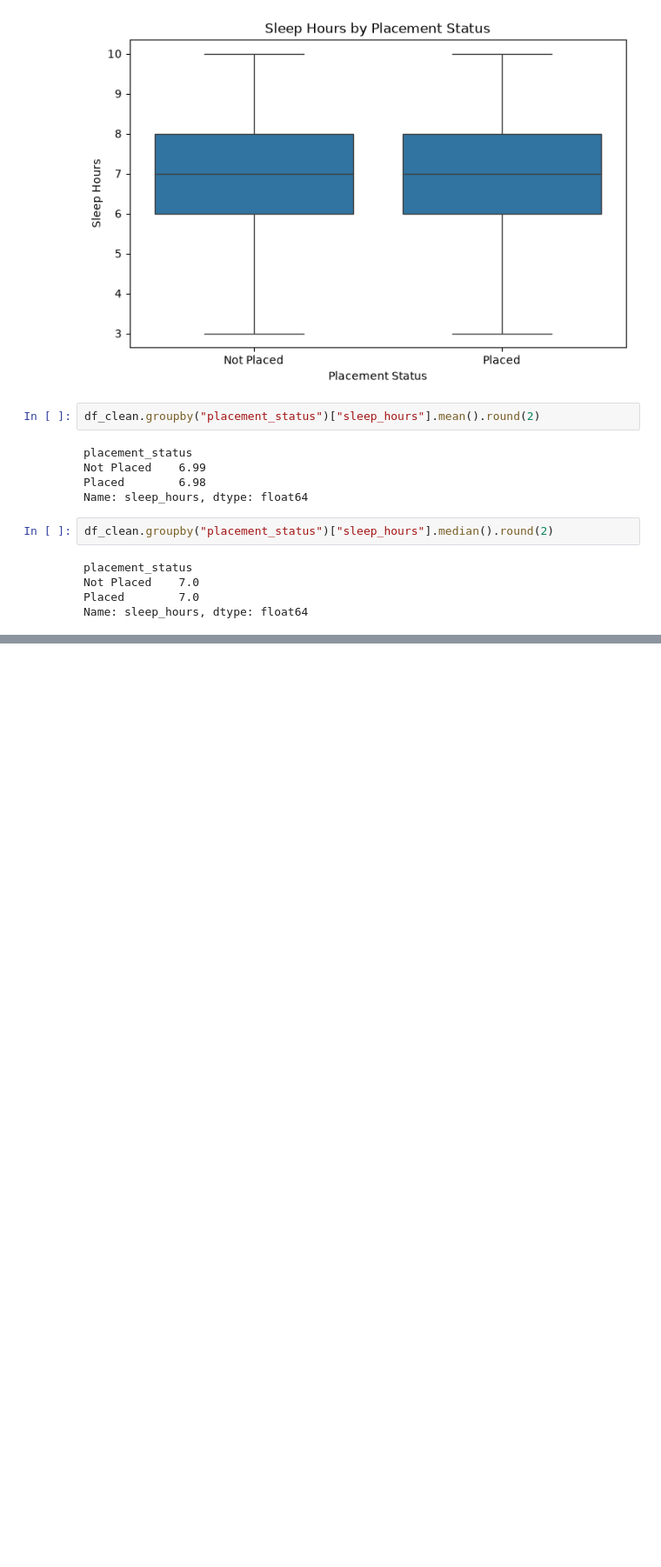
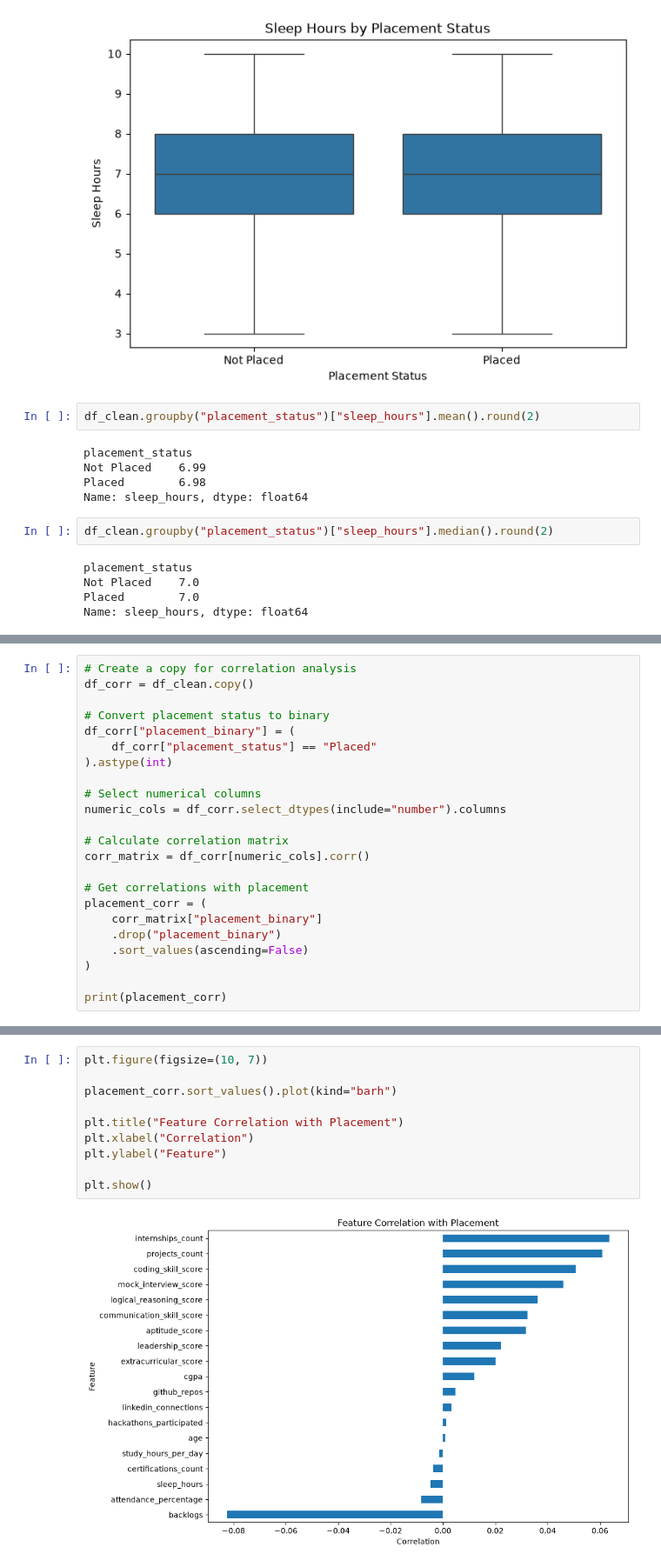
Before and after one commit to Sankethmundas/student_placement_prediction, a Jupyter notebook: notebooks/01_data_understanding.ipynb, the cells around one changed output, grey strips where cells are left out. Shown at 87% size. Drawn from its saved outputs; the diff is of its cells as text; blank space fills up the shorter version.

```diff
--- a/notebooks/01_data_understanding.ipynb
+++ b/notebooks/01_data_understanding.ipynb
@@ -1157,0 +1235,23 @@ Name: sleep_hours, dtype: float64
+# %%
+# Create a copy for correlation analysis
+df_corr = df_clean.copy()
+
+# Convert placement status to binary
+df_corr["placement_binary"] = (
+    df_corr["placement_status"] == "Placed"
+).astype(int)
+
+# Select numerical columns
+numeric_cols = df_corr.select_dtypes(include="number").columns
+
+# Calculate correlation matrix
+corr_matrix = df_corr[numeric_cols].corr()
+
+# Get correlations with placement
+placement_corr = (
+    corr_matrix["placement_binary"]
+    .drop("placement_binary")
+    .sort_values(ascending=False)
+)
+
+print(placement_corr)
@@ -1157,0 +1279,12 @@ Name: sleep_hours, dtype: float64
+# %%
+plt.figure(figsize=(10, 7))
+
+placement_corr.sort_values().plot(kind="barh")
+
+plt.title("Feature Correlation with Placement")
+plt.xlabel("Correlation")
+plt.ylabel("Feature")
+
+plt.show()
+# %% [output]
+[figure, added]
```
Also changed, not shown: parts of 9 cells of this notebook.
